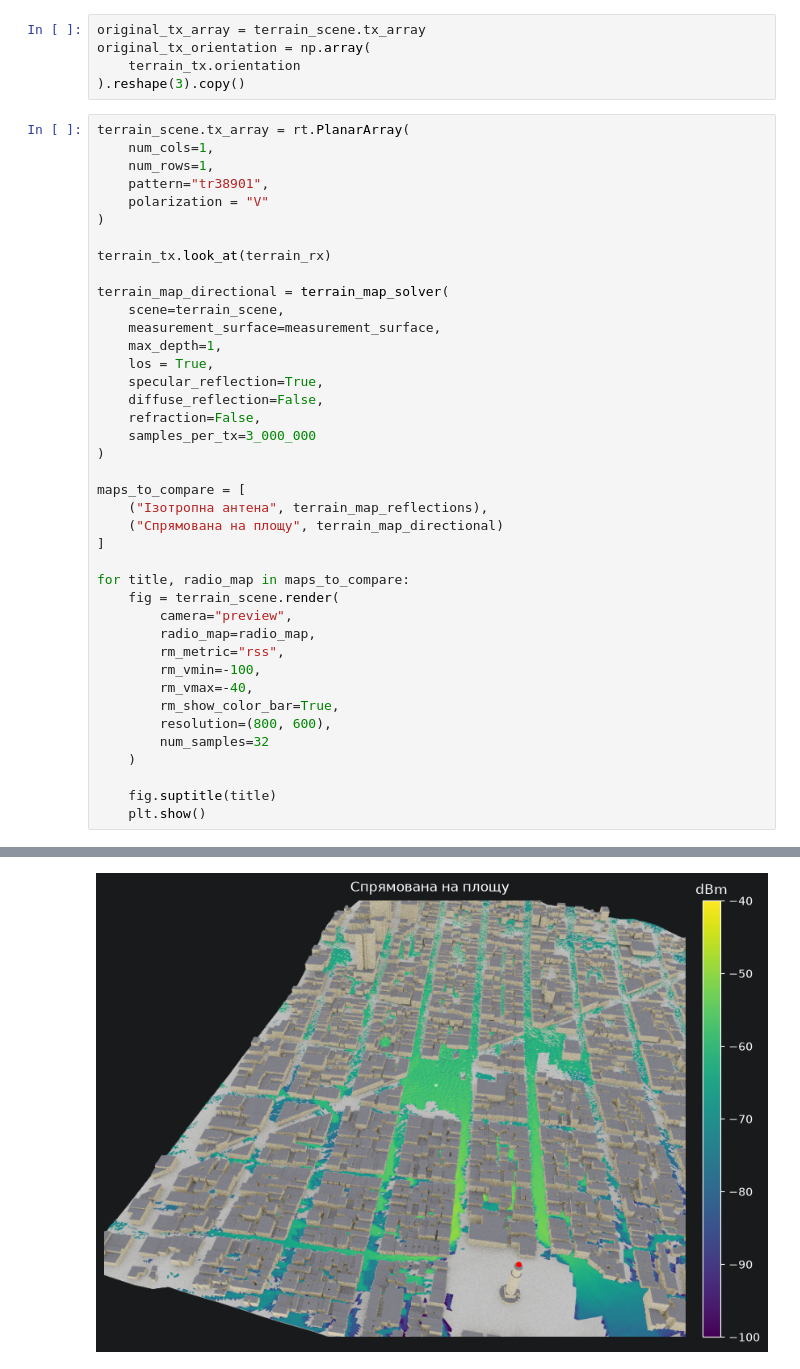
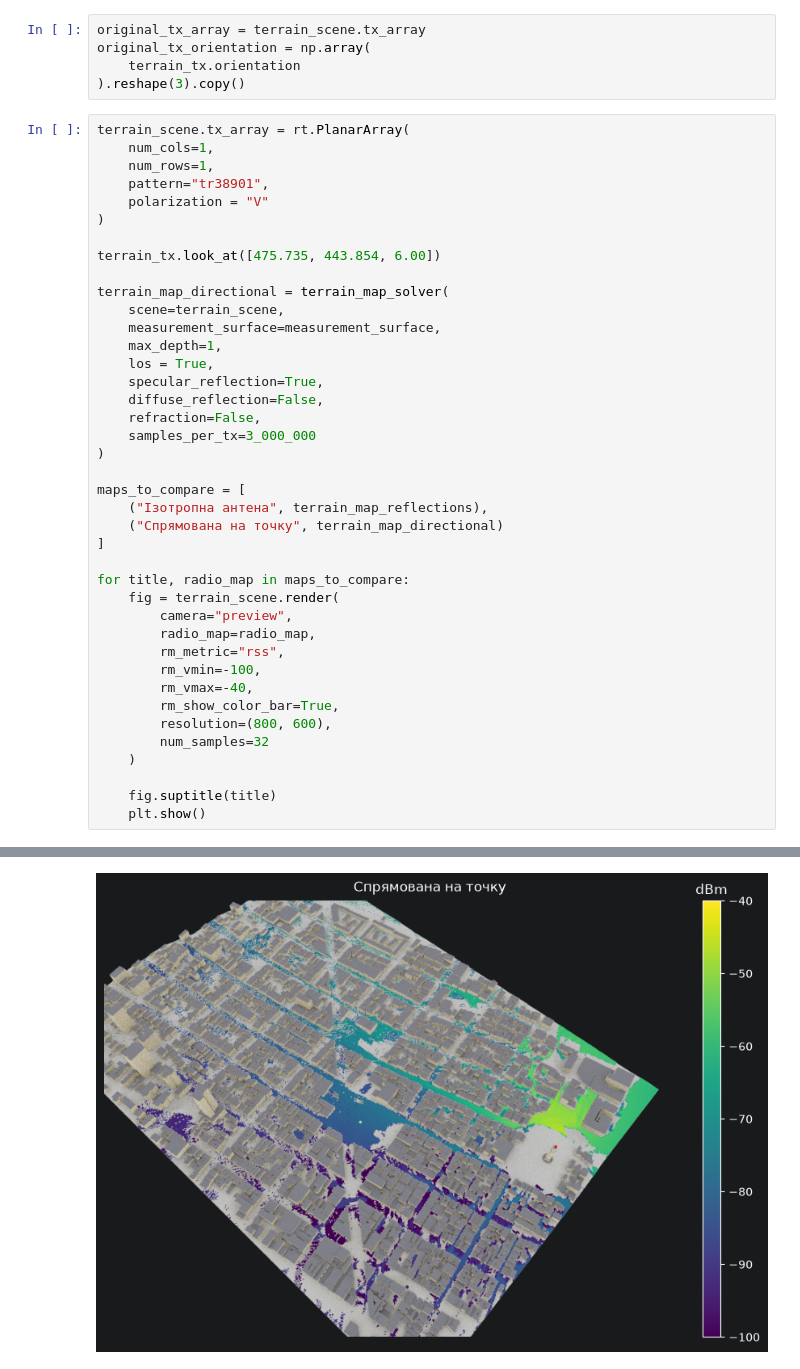
Before and after one commit to yexur3/learning-notes, a Jupyter notebook: python-projects/practice-python-and-sionna-study/terraing_study.ipynb, the cells around one changed output, grey strips where cells are left out. Drawn from its saved outputs; the diff is of its cells as text.

```diff
--- a/python-projects/practice-python-and-sionna-study/terraing_study.ipynb
+++ b/python-projects/practice-python-and-sionna-study/terraing_study.ipynb
@@ -227,7 +227,7 @@ terrain_scene.tx_array = rt.PlanarArray(
     polarization = "V"
 )
 
-terrain_tx.look_at(terrain_rx)
+terrain_tx.look_at([475.735, 443.854, 6.00])
 
 terrain_map_directional = terrain_map_solver(
     scene=terrain_scene,
@@ -242,7 +242,7 @@ terrain_map_directional = terrain_map_solver(
 
 maps_to_compare = [
     ("Ізотропна антена", terrain_map_reflections),
-    ("Спрямована на площу", terrain_map_directional)
+    ("Спрямована на точку", terrain_map_directional)
 ]
 
 for title, radio_map in maps_to_compare:
@@ -264 +264 @@ for title, radio_map in maps_to_compare:
-[figure, old version]
+[figure, new version]
```
Also changed, not shown: parts of 5 cells of this notebook.
